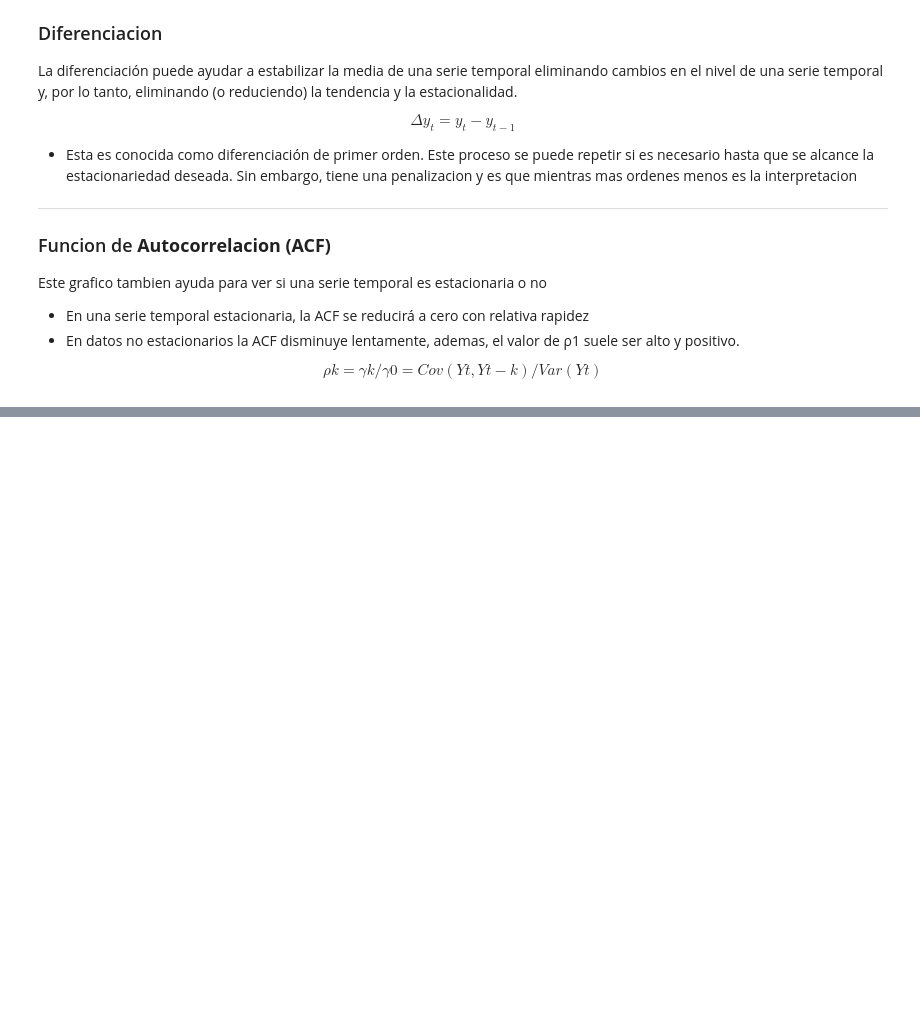
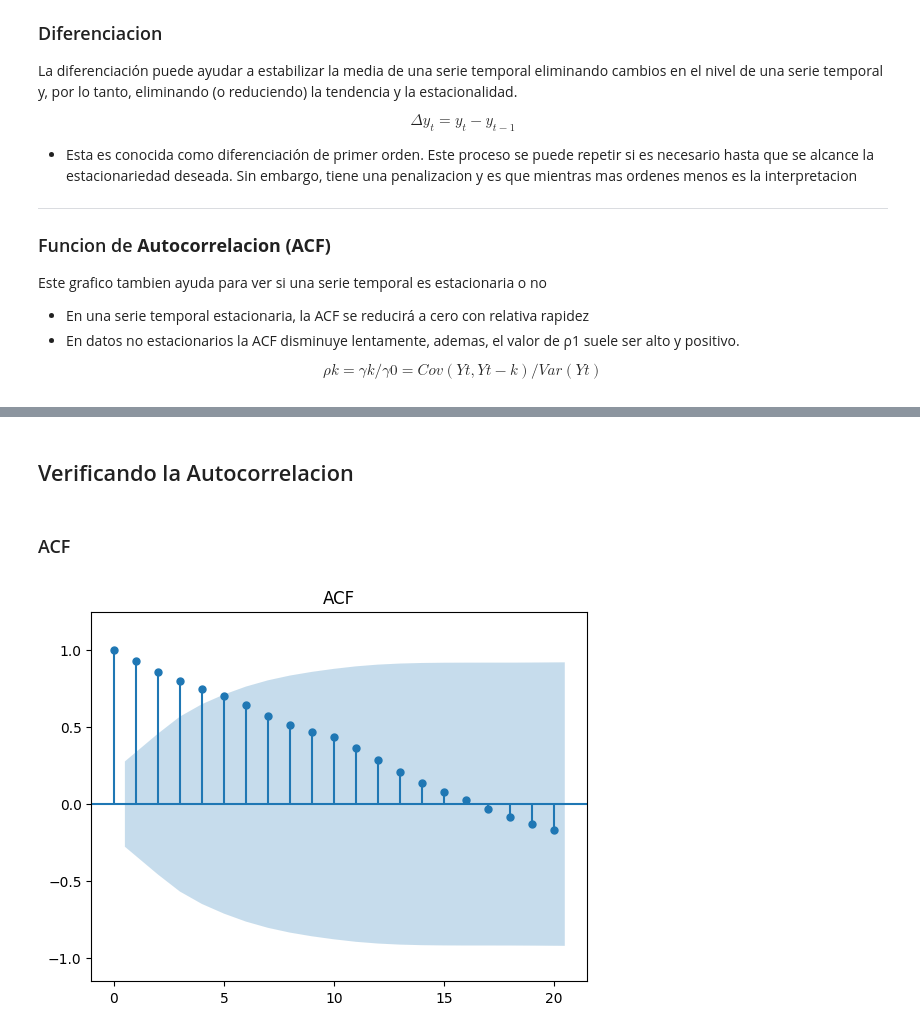
Before and after one commit to pxtroniwnl/series-de-tiempo-utb, a Jupyter notebook: nota-03.ipynb, the cells around one changed output, grey strips where cells are left out. Saved outputs shown, nothing was run; the diff lists cells and outputs as text; code cells hidden in the pictures; blank space fills up the shorter version.

```diff
--- a/nota-03.ipynb
+++ b/nota-03.ipynb
@@ -102,0 +130,12 @@ $$ρk=γk/γ0=Cov(Yt,Yt−k)/Var(Yt) $$
+# %% [markdown]
+## Verificando la Autocorrelacion
+# %% [markdown]
+### ACF
+# %%
+from statsmodels.graphics.tsaplots import plot_acf
+
+plot_acf(gdp_col, lags=20,auto_ylims=True)
+plt.title("ACF")
+plt.show()
+# %% [output]
+[figure, added]
```
Also changed, not shown: parts of 17 cells of this notebook.
